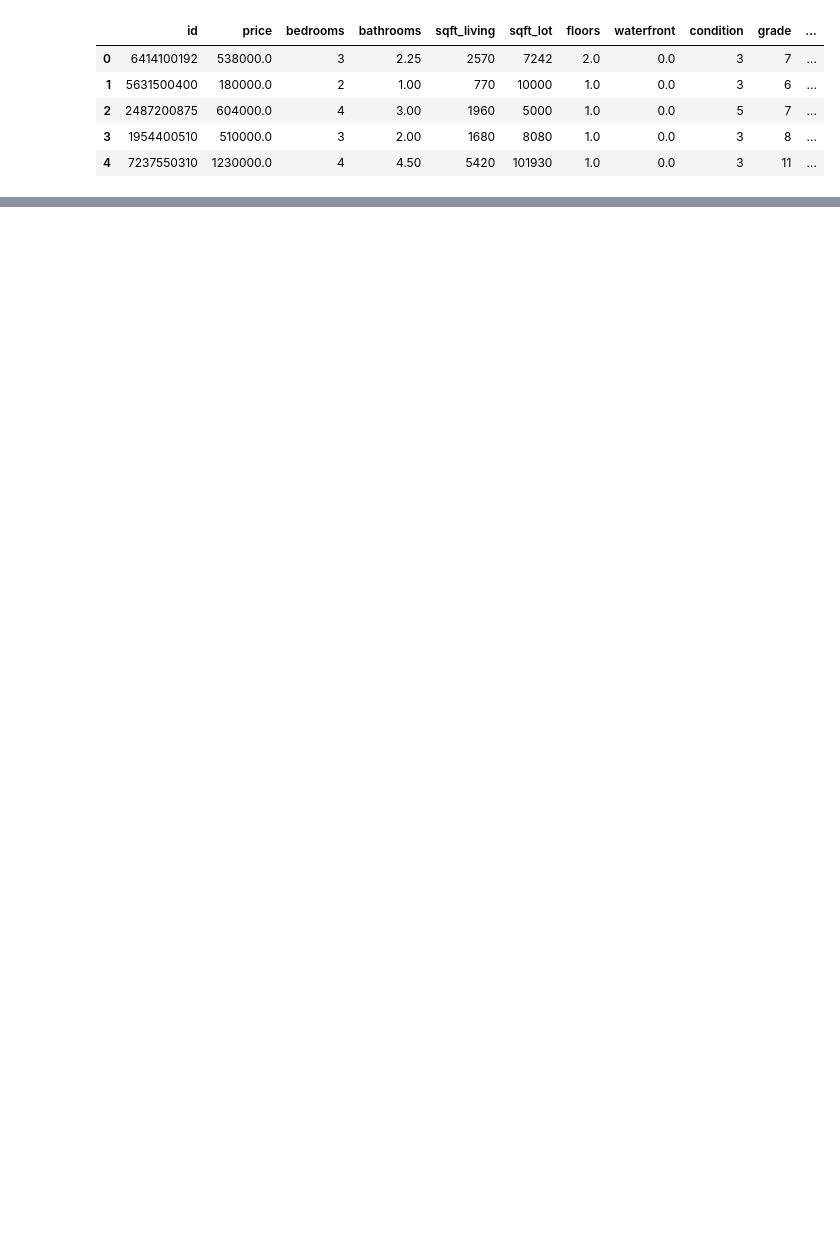
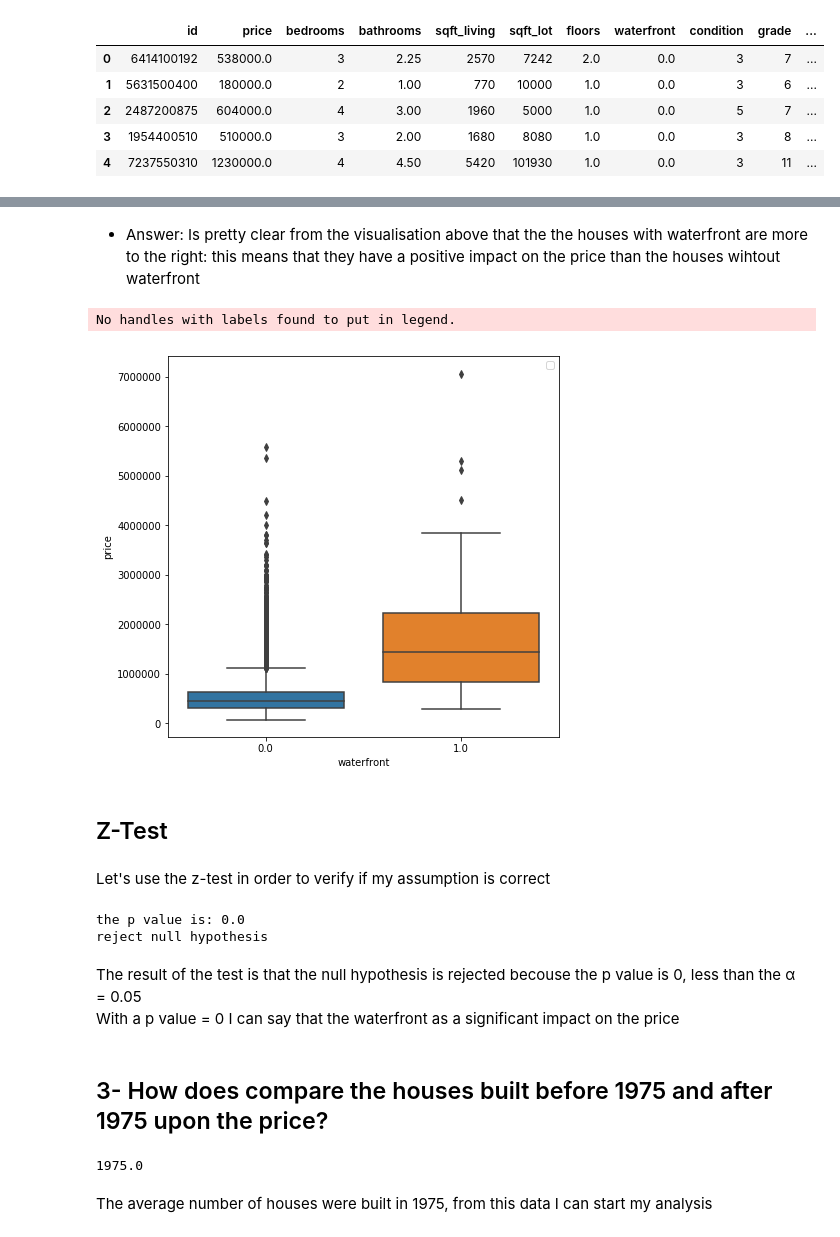
Before and after one commit to soledadmusella/dsc-mod-2-project-v2-1, a Jupyter notebook: index.ipynb, the cells around one changed output, grey strips where cells are left out. Drawn from its saved outputs; the diff is of its cells as text; code cells hidden in the pictures; blank space fills up the shorter version.

```diff
--- a/index.ipynb
+++ b/index.ipynb
@@ -477,0 +529,14 @@ plt.show()
+# %% [markdown]
+- Answer: Is pretty clear from the visualisation above that the the houses with waterfront are more to the right:   this means that they have a positive impact on the price than the houses wihtout waterfront
+# %%
+plt.figure(figsize=(7,7))
+sns.boxplot(x="waterfront", y="price", data=kc_house)
+plt.legend()
+plt.show()
+# %% [output]
+No handles with labels found to put in legend.
+[figure, added]
+# %% [markdown]
+## Z-Test
+# %% [markdown]
+Let's use the z-test in order to verify if my assumption is correct
@@ -477,0 +546,22 @@ plt.show()
+# %%
+ztest ,pval = stests.ztest(x1=water_1["price"], x2=water_0["price"], alternative="larger", value=0)
+
+print("the p value is:", float(pval))
+if pval<0.05:
+    print("reject null hypothesis")
+else:
+    print("accept null hypothesis")
+# %% [output]
+the p value is: 0.0
+reject null hypothesis
+# %% [markdown]
+The result of the test is that the null hypothesis is rejected becouse the p value is 0, less than the α = 0.05
+With a p value = 0 I can say that the waterfront as a significant impact on the price
+# %% [markdown]
+## 3- How does compare the houses built before 1975 and after 1975 upon the price?
+# %%
+kc_house["yr_built"].median()
+# %% [output]
+1975.0
+# %% [markdown]
+The average number of houses were built in 1975, from this data I can start my analysis
```
Also changed, not shown: parts of 80 cells of this notebook, 2 other files.
